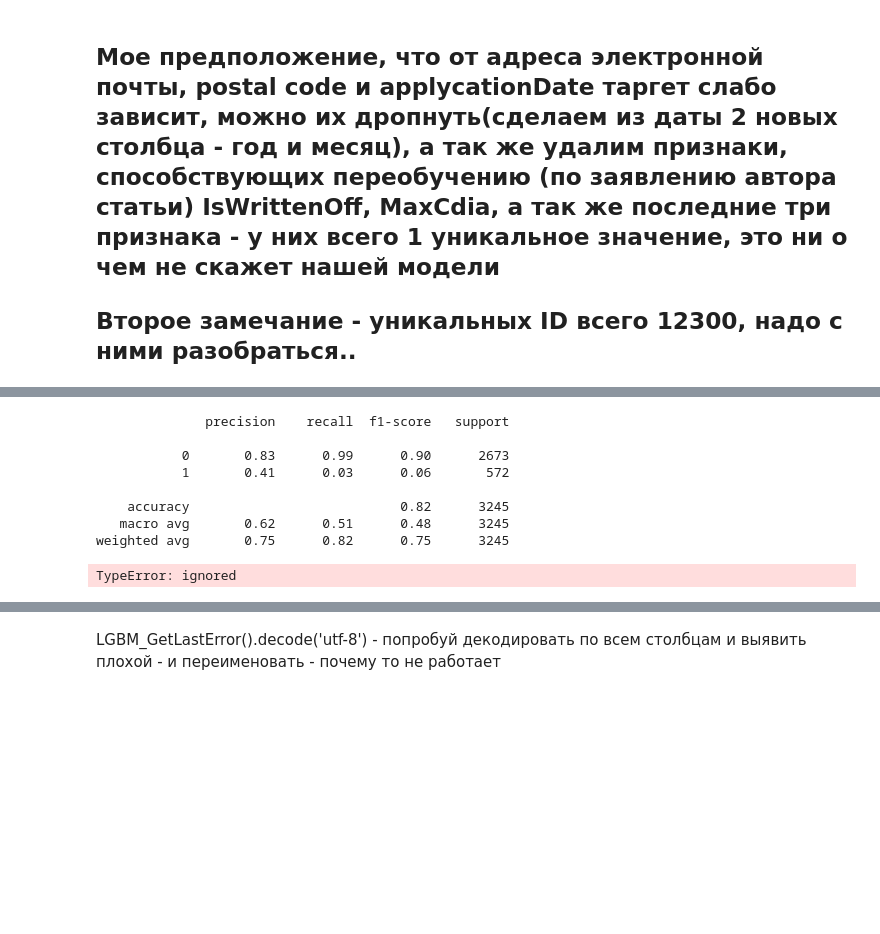
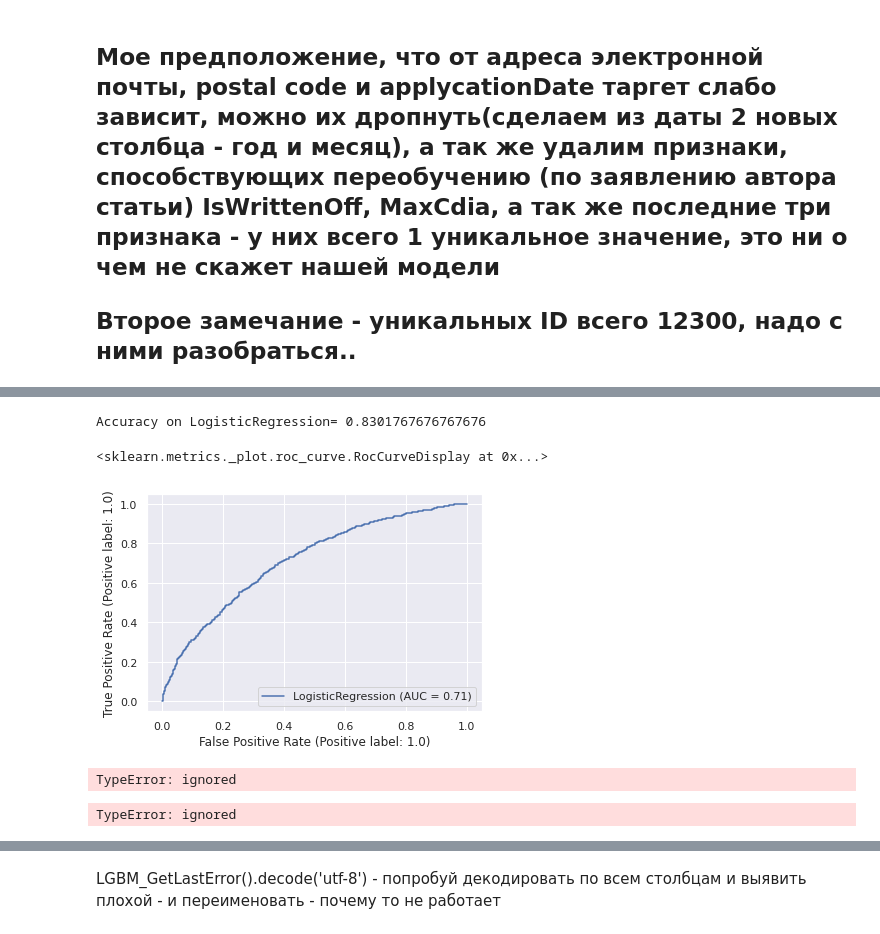
Before and after one commit to surkovvv/loan_default_prediction, a Jupyter notebook: LoanDefaultPrediction.ipynb, the cells around one changed output, grey strips where cells are left out. Cells and saved outputs as stored; diff of their text form; code cells hidden in the pictures; blank space fills up the shorter version.

```diff
--- a/LoanDefaultPrediction.ipynb
+++ b/LoanDefaultPrediction.ipynb
@@ -238,9 +291,0 @@ X.head()
-# %%
-X = X.drop(columns=columns_to_delete)
-for column in columns_to_average:
-    if column in X.select_dtypes(include='number').columns.values:
-        col_mean = X[column].mean()
-        X[column][X[column].isna()] = col_mean * np.ones(X[column][X[column].isna()].index.values.shape[0])
-    elif column in X.select_dtypes(include='object').columns.values:
-        col_mode = X[column].mode().values
-        X[column][X[column].isna()] = [col_mode for _ in range(X[column].isna().index.values.shape[0])]
@@ -270,23 +353,14 @@ import KTBoost.KTBoost as KTBoost
 cv = RepeatedStratifiedKFold(n_splits=10, n_repeats=3, random_state=66)
 numeric_features = X.select_dtypes(include='number').columns
 categorical_features = X.select_dtypes(include='object').columns
-ohe_categorical = []
-indicies = []
-for i, cat in enumerate(categorical_features):
-    if (X[cat].nunique() < 30):
-        ohe_categorical.append(cat)
-        indicies.append(i)
-categorical_features = np.delete(categorical_features.values, indicies)
-print(categorical_features)
-print(ohe_categorical)
 
 scaler = StandardScaler()
 encoder = LabelEncoder()
 
-ohe_cat_df = pd.get_dummies(X[ohe_categorical])
-X = X.drop(columns=ohe_categorical)
-for column in categorical_features:
-    X[column] = encoder.fit_transform(X[column])
+ohe_cat_df = pd.get_dummies(X[categorical_features])
+X.drop(columns=categorical_features, inplace=True)
+#for column in categorical_features:
+#    X[column] = encoder.fit_transform(X[column])
 X[numeric_features] = scaler.fit_transform(X[numeric_features])
 X = X.join(ohe_cat_df)
-X_train, X_test, y_train, y_test = train_test_split(X, y, train_size=0.75, random_state=66, stratify=y)
+X_train, X_test, y_train, y_test = train_test_split(X, y, train_size=0.75, random_state=66)
@@ -306,20 +371,13 @@ X.head()
 # %%
 logres = LogisticRegression()
-#logres_pipeline = Pipeline([
-#    ('transforming', col_transformer),
-#    ('LogisticRegression', logres)
-#])
+
 logres.fit(X_train, y_train)
 y_pred1 = logres.predict(X_test)
-#print("Accuracy on LogisticRegression=", accuracy_score(y_test, y_pred1))
-print(classification_report(y_test, y_pred1))
+print("Accuracy on LogisticRegression=", accuracy_score(y_test, y_pred1))
+#print(classification_report(y_test, y_pred1))
+plot_roc_curve(logres, X_test, y_test)
 # %% [output]
-              precision    recall  f1-score   support
-
-           0       0.83      0.99      0.90      2673
-           1       0.41      0.03      0.06       572
-
-    accuracy                           0.82      3245
-   macro avg       0.62      0.51      0.48      3245
-weighted avg       0.75      0.82      0.75      3245
+Accuracy on LogisticRegression= 0.8301767676767676
+<sklearn.metrics._plot.roc_curve.RocCurveDisplay at 0x...>
+[figure, added]
 # %%
@@ -331,10 +392,15 @@ print(classification_report(y_test, y_pred_grabit))
 # %% [output]
 TypeError: ignored
 # %%
+"""
 model = KTBoost.BoostingClassifier(loss='deviance',update_step='gradient')
 model.fit(X_train, y_train)
 y_pred_g = model.predict(X_test)
 print(classification_report(y_test, y_pred_g))
+plot_roc_curve(model, X_test, y_test)
+"""
+# %% [output]
+TypeError: ignored
 # %%
 AdaBoost = AdaBoostClassifier(n_estimators=100, random_state=66)
 AdaBoost.fit(X_train, y_train)
```
Also changed, not shown: parts of 66 cells of this notebook.
